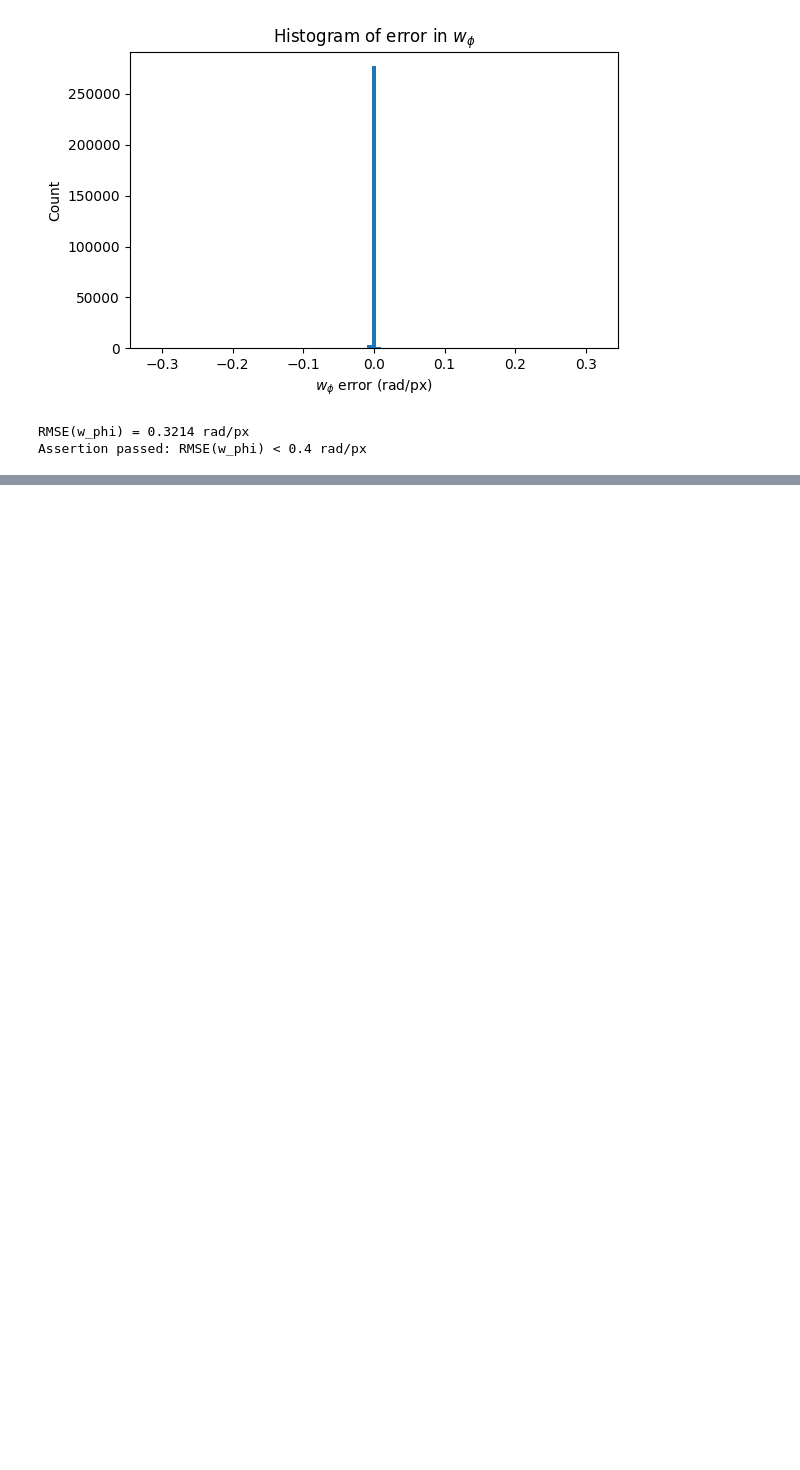
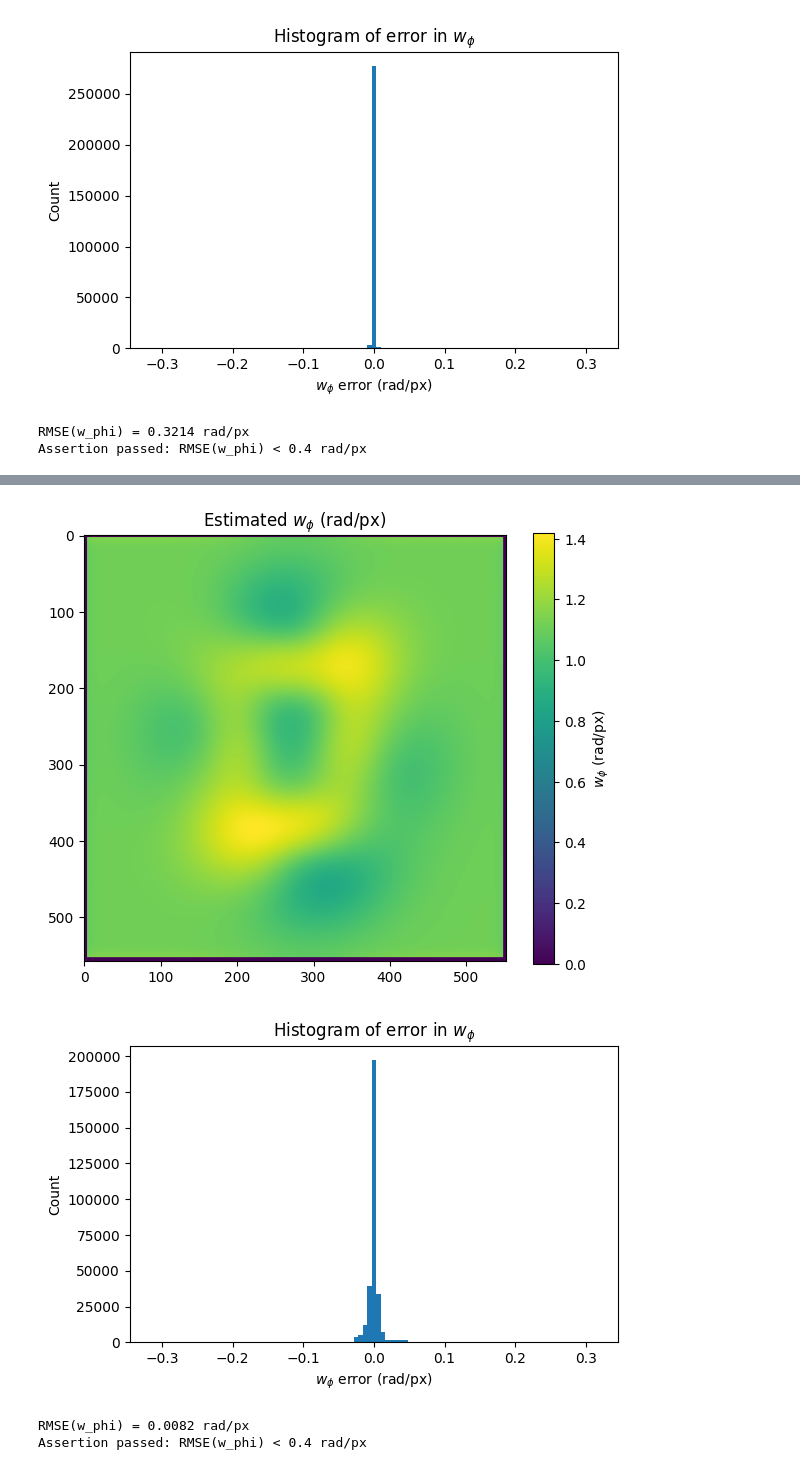
Before and after one commit to juaquiro/72_OM4M008_LENSPMD25_CPU_GPU_FPA, a Jupyter notebook: Python_src/testCalcSpatialFreqsHilbert2D_CPU-GPU.ipynb, the cells around one changed output, grey strips where cells are left out. Cells and saved outputs as stored; diff of their text form; code cells hidden in the pictures; blank space fills up the shorter version.

```diff
--- a/Python_src/testCalcSpatialFreqsHilbert2D_CPU-GPU.ipynb
+++ b/Python_src/testCalcSpatialFreqsHilbert2D_CPU-GPU.ipynb
@@ -149,0 +189,39 @@ Assertion passed: RMSE(w_phi) < 0.4 rad/px
+# %%
+# Compute spatial frequencies with Hilbert-based method
+pred_w_phi, pred_theta_or, pred_phi_x, pred_phi_y, M_proc = calcSpatialFreqsFilterbank_ParVer_TF(
+    g,
+    M=M
+)
+
+# Error map (only meaningful where M is True)
+error_map_w_phi = pred_w_phi - w_phi
+mask = M
+
+# Display w_phi estimate
+plt.figure(figsize=(6, 5))
+plt.imshow(pred_w_phi * M_proc, origin='upper')
+plt.colorbar(label=r'$w_\phi$ (rad/px)')
+plt.title(r'Estimated $w_\phi$ (rad/px)')
+plt.tight_layout()
+plt.show()
+
+# Histogram of error in w_phi (rad/px)
+histEdge2 = np.linspace(-np.pi/10, np.pi/10, 100)
+plt.figure(figsize=(6, 4))
+plt.hist(error_map_w_phi[mask].ravel(), bins=histEdge2)
+plt.title('Histogram of error in $w_\phi$')
+plt.xlabel(r'$w_\phi$ error (rad/px)')
+plt.ylabel('Count')
+plt.tight_layout()
+plt.show()
+
+# RMSE criterion
+rmse_w_phi = np.sqrt(np.mean(error_map_w_phi[mask] ** 2))
+print(f"RMSE(w_phi) = {rmse_w_phi:.4f} rad/px")
+assert rmse_w_phi < 0.4, "RMSE condition failed (rmse_w_phi >= 0.4 rad/px)"
+print("Assertion passed: RMSE(w_phi) < 0.4 rad/px")
+# %% [output]
+[figure, added]
+[figure, added]
+RMSE(w_phi) = 0.0082 rad/px
+Assertion passed: RMSE(w_phi) < 0.4 rad/px
```
Also changed, not shown: parts of 2 cells of this notebook, 2 other files.
